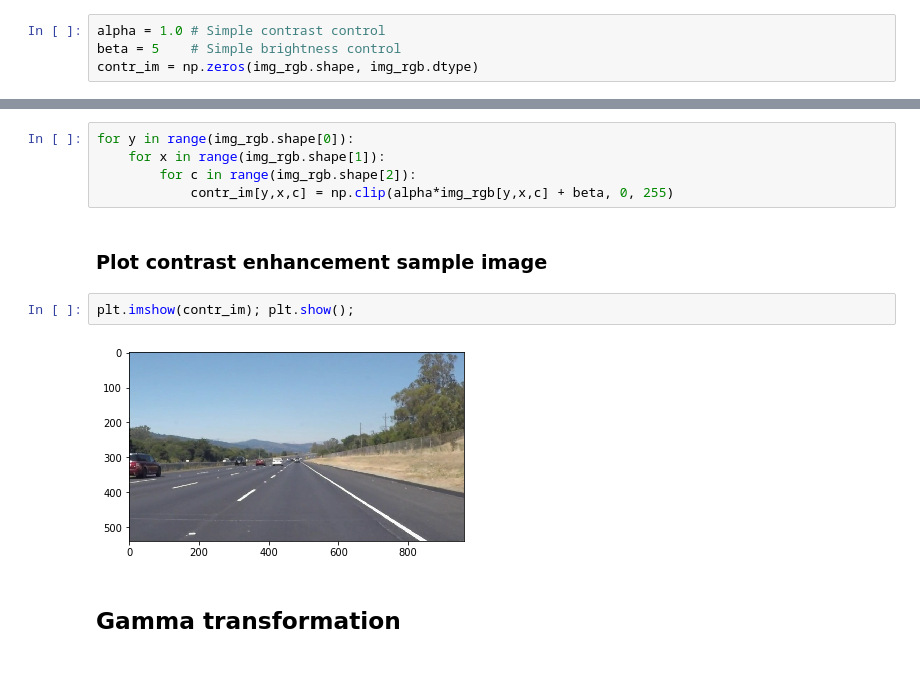
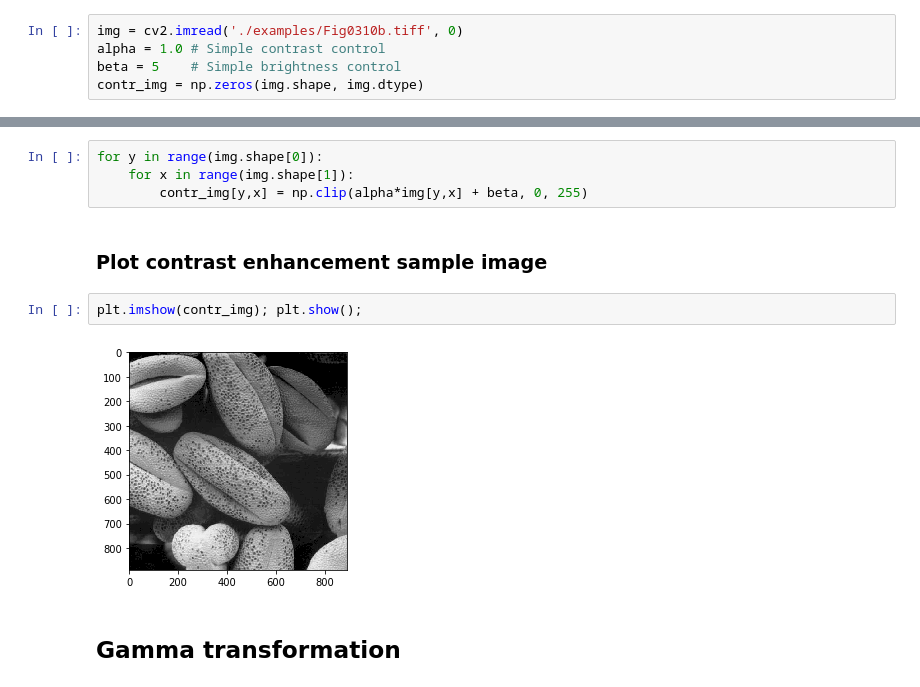
Before and after one commit to lavolpenoire/DIP, a Jupyter notebook: Lab2.ipynb, the cells around one changed output, grey strips where cells are left out. Saved outputs shown, nothing was run; the diff lists cells and outputs as text.

```diff
--- a/Lab2.ipynb
+++ b/Lab2.ipynb
@@ -91,22 +91,22 @@ plt.imshow(enhanced_im); plt.show();
 # %% [markdown]
 <h3>Setting parametrs</h3>
 # %%
+img = cv2.imread('./examples/Fig0310b.tiff', 0)
 alpha = 1.0 # Simple contrast control
 beta = 5    # Simple brightness control
-contr_im = np.zeros(img_rgb.shape, img_rgb.dtype)
+contr_img = np.zeros(img.shape, img.dtype)
 # %% [markdown]
 <h3>Contrast enhancement</h3>
 # %%
-for y in range(img_rgb.shape[0]):
-    for x in range(img_rgb.shape[1]):
-        for c in range(img_rgb.shape[2]):
-            contr_im[y,x,c] = np.clip(alpha*img_rgb[y,x,c] + beta, 0, 255)
+for y in range(img.shape[0]):
+    for x in range(img.shape[1]):
+        contr_img[y,x] = np.clip(alpha*img[y,x] + beta, 0, 255)
 # %% [markdown]
 <h3>Plot contrast enhancement sample image</h3>
 # %%
-plt.imshow(contr_im); plt.show();
+plt.imshow(contr_img); plt.show();
 # %% [output]
-[figure, old version]
+[figure, new version]
 # %% [markdown]
 <h2><b>Gamma transformation</b></h2>
 # %% [markdown]
```
Also changed, not shown: parts of 8 cells of this notebook, 1 other file.
